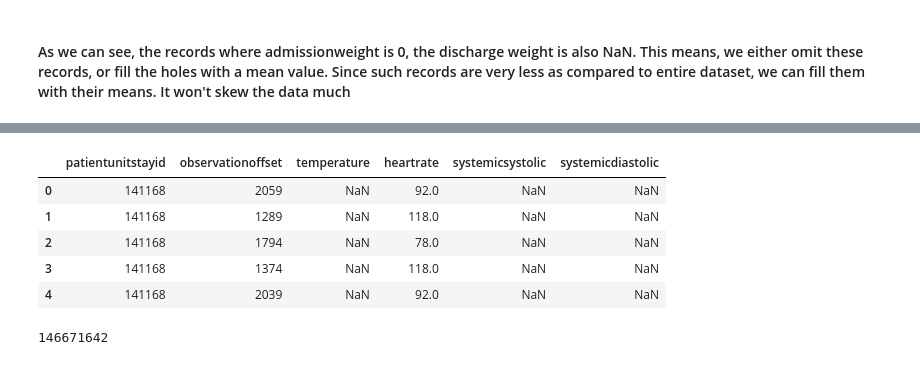
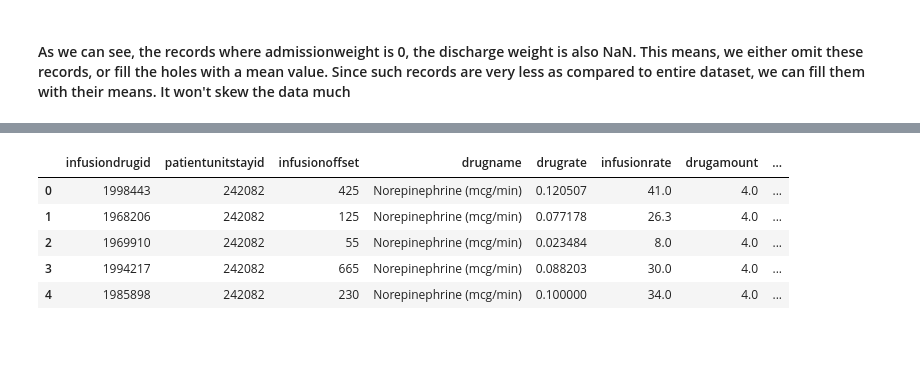
Before and after one commit to Ronet05/GSoC-CBMI-eICU, a Jupyter notebook: Cardiovascular param.ipynb, the cells around one changed output, grey strips where cells are left out. Saved outputs shown, nothing was run; the diff lists cells and outputs as text; code cells hidden in the pictures.

Commit message:
Drugrate normalized, MAP to be added

```diff
--- a/Cardiovascular param.ipynb
+++ b/Cardiovascular param.ipynb
@@ -197,12 +197,6 @@ len(inf_drug_pre_patient['patientunitstayid'].unique())
 patient.loc[patient['patientunitstayid']==242082,'admissionweight'].values[0]
 # %% [output]
 90.7
-# %%
-for pid in inf_drug_pre_patient['patientunitstayid'].unique():
-    sliced=inf_drug_pre_patient.loc[patient['patientunitstayid']==pid]
-    if(((patient.loc[patient['patientunitstayid']==pid,'admissionweight'].values[0])==np.nan) or
-    ((patient.loc[patient['patientunitstayid']==pid,'admissionweight'].values[0])==0)):
-        if(inf_drug_pre_patient['patientunitstayid']==pid & inf_drug_pre_patient['unit']=='mcg/min')
 # %%
 for pid in inf_drug_pre_patient['patientunitstayid'].unique():
     inf_drug_pre_patient.loc[inf_drug_pre_patient['patientunitstayid']==pid,'admissionweight']=patient.loc[patient['patientunitstayid']==pid,'admissionweight'].values[0]
@@ -231,4 +209,5 @@ inf_drug_pre_patient.loc[inf_drug_pre_patient['admissionweight']==0]
 <h4>As we can see, the records where admissionweight is 0, the discharge weight is also NaN. This means, we either omit these
     records, or fill the holes with a mean value. Since such records are very less as compared to entire dataset, we can fill them with their means. It won't skew the data much</h4>
 # %%
+inf_drug_pre_patient['admissionweight']=inf_drug_pre_patient['admissionweight'].fillna(inf_drug_pre_patient['admissionweight'].mean())
 inf_drug_pre_patient['dischargeweight']=inf_drug_pre_patient['dischargeweight'].fillna(inf_drug_pre_patient['dischargeweight'].mean())
@@ -234,0 +216,2 @@ inf_drug_pre_patient['dischargeweight']=inf_drug_pre_patient['dischargeweight'].
+# %%
+inf_drug_pre_patient['dischargeweight']=inf_drug_pre_patient['dischargeweight'].replace([0,0.0],1)
@@ -249,9 +250,9 @@ df_vitalp=pd.concat(vp_list)
 # %%
-df_vitalp.head()
+inf_drug_pre_patient.head()
 # %% [output]
-|  | patientunitstayid | observationoffset | temperature | heartrate | systemicsystolic | systemicdiastolic |
-| 0 | 141168 | 2059 | NaN | 92.0 | NaN | NaN |
-| 1 | 141168 | 1289 | NaN | 118.0 | NaN | NaN |
-| 2 | 141168 | 1794 | NaN | 78.0 | NaN | NaN |
-| 3 | 141168 | 1374 | NaN | 118.0 | NaN | NaN |
-| 4 | 141168 | 2039 | NaN | 92.0 | NaN | NaN |
+|  | infusiondrugid | patientunitstayid | infusionoffset | drugname | drugrate | infusionrate | drugamount | ... |
+| 0 | 1998443 | 242082 | 425 | Norepinephrine (mcg/min) | 0.120507 | 41.0 | 4.0 | ... |
+| 1 | 1968206 | 242082 | 125 | Norepinephrine (mcg/min) | 0.077178 | 26.3 | 4.0 | ... |
+| 2 | 1969910 | 242082 | 55 | Norepinephrine (mcg/min) | 0.023484 | 8.0 | 4.0 | ... |
+| 3 | 1994217 | 242082 | 665 | Norepinephrine (mcg/min) | 0.088203 | 30.0 | 4.0 | ... |
+| 4 | 1985898 | 242082 | 230 | Norepinephrine (mcg/min) | 0.100000 | 34.0 | 4.0 | ... |
@@ -262,4 +260,0 @@ df_vitalp.to_csv("systemicsystolic_measures.csv", sep=',', index=False,encoding=
-# %%
-len(df_vitalp)
-# %% [output]
-146671642
```
Also changed, not shown: parts of 17 cells of this notebook.
